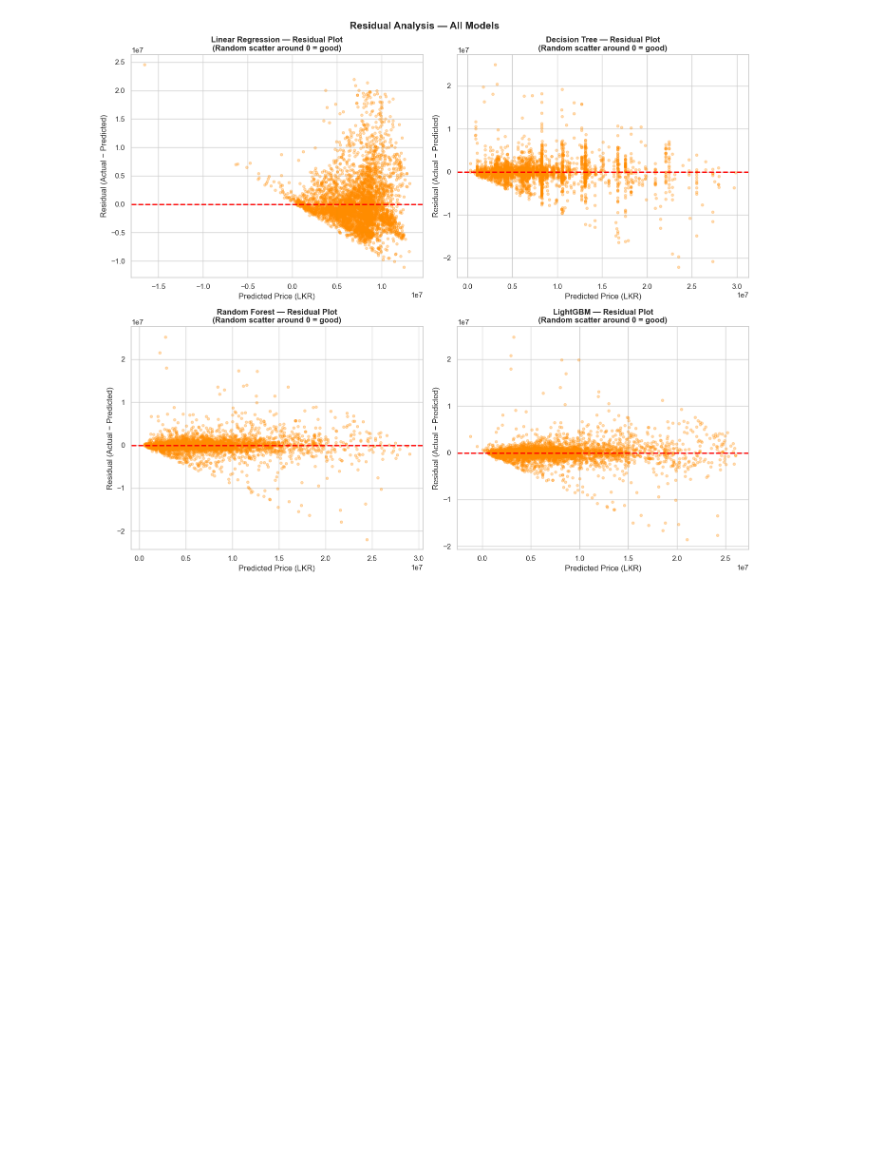
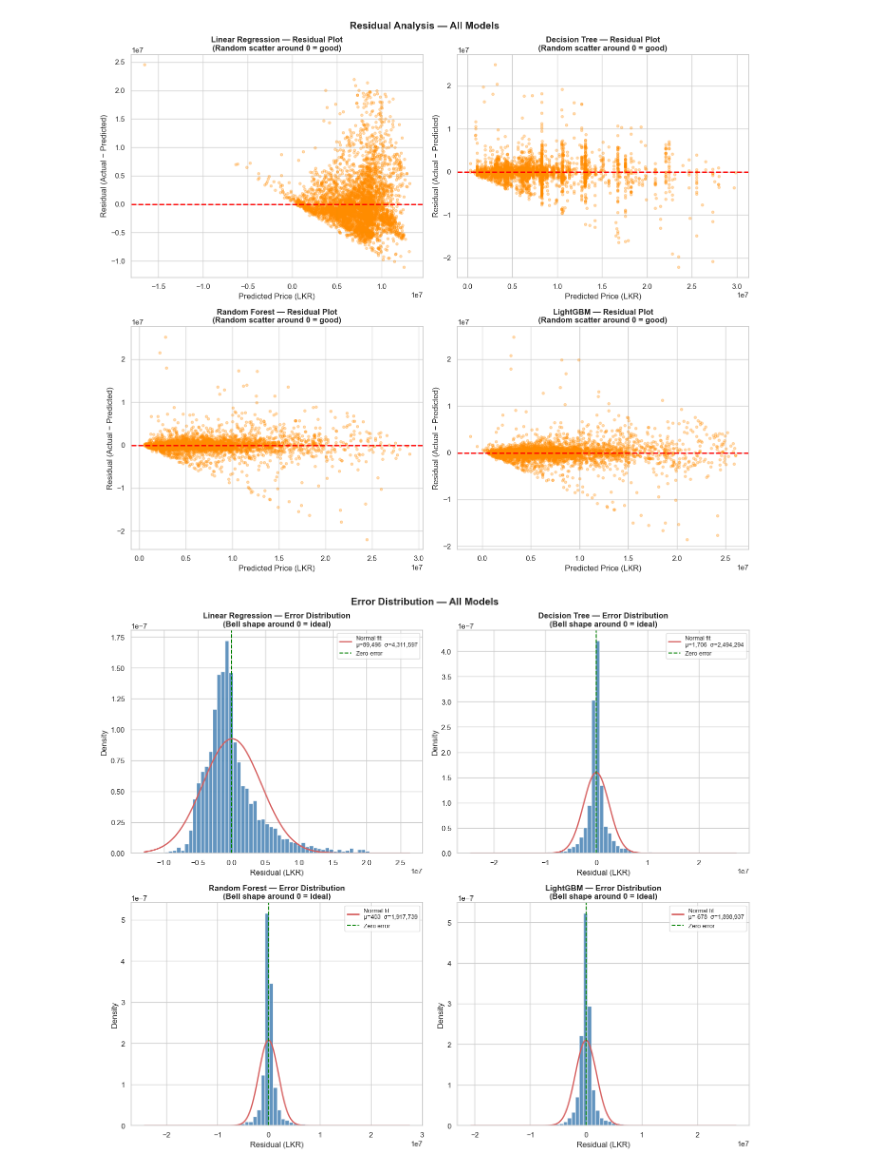
Before and after one commit to akila20040720/autoinsightcs70, a Jupyter notebook: model_training/model_testing.ipynb, the cells around one changed output. Cells and saved outputs as stored; diff of their text form; code cells hidden in the pictures; blank space fills up the shorter version.

Commit message:
add error distribution plot with normal curve overlay for all models

```diff
--- a/model_training/model_testing.ipynb
+++ b/model_training/model_testing.ipynb
@@ -291,3 +291,29 @@ plt.savefig('residual_analysis.png', bbox_inches='tight', dpi=150)
 plt.show()
 # %% [output]
 [figure]
+# %%
+from scipy.stats import norm   # ← add this one line at the top
+
+fig, axes = plt.subplots(2, 2, figsize=(14, 12))
+axes = axes.flatten()
+
+for i, (name, r) in enumerate(results.items()):
+    ax        = axes[i]
+    residuals = r['residuals']
+    ax.hist(residuals, bins=60, color='steelblue', edgecolor='white', alpha=0.85, density=True)
+    mu, std     = norm.fit(residuals)
+    xmin, xmax  = ax.get_xlim()
+    xs = np.linspace(xmin, xmax, 200)
+    ax.plot(xs, norm.pdf(xs, mu, std), 'r-', lw=2, label=f'Normal fit\nμ={mu:,.0f}  σ={std:,.0f}')
+    ax.axvline(0, color='green', linestyle='--', lw=1.5, label='Zero error')
+    ax.set_xlabel('Residual (LKR)')
+    ax.set_ylabel('Density')
+    ax.set_title(f'{name} — Error Distribution\n(Bell shape around 0 = ideal)', fontweight='bold')
+    ax.legend(fontsize=9)
+
+plt.suptitle('Error Distribution — All Models', fontsize=15, fontweight='bold')
+plt.tight_layout()
+plt.savefig('error_distribution.png', bbox_inches='tight', dpi=150)
+plt.show()
+# %% [output]
+[figure, added]
```
Also changed, not shown: parts of 2 cells of this notebook, 3 other files.
